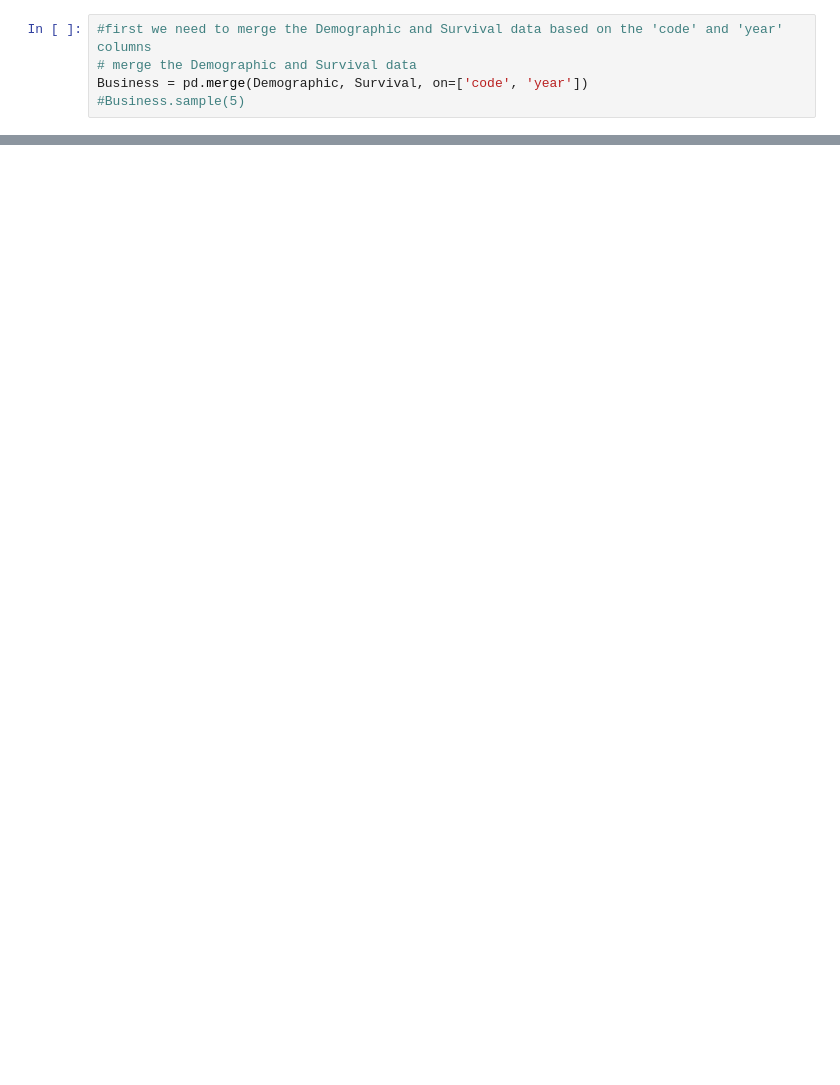
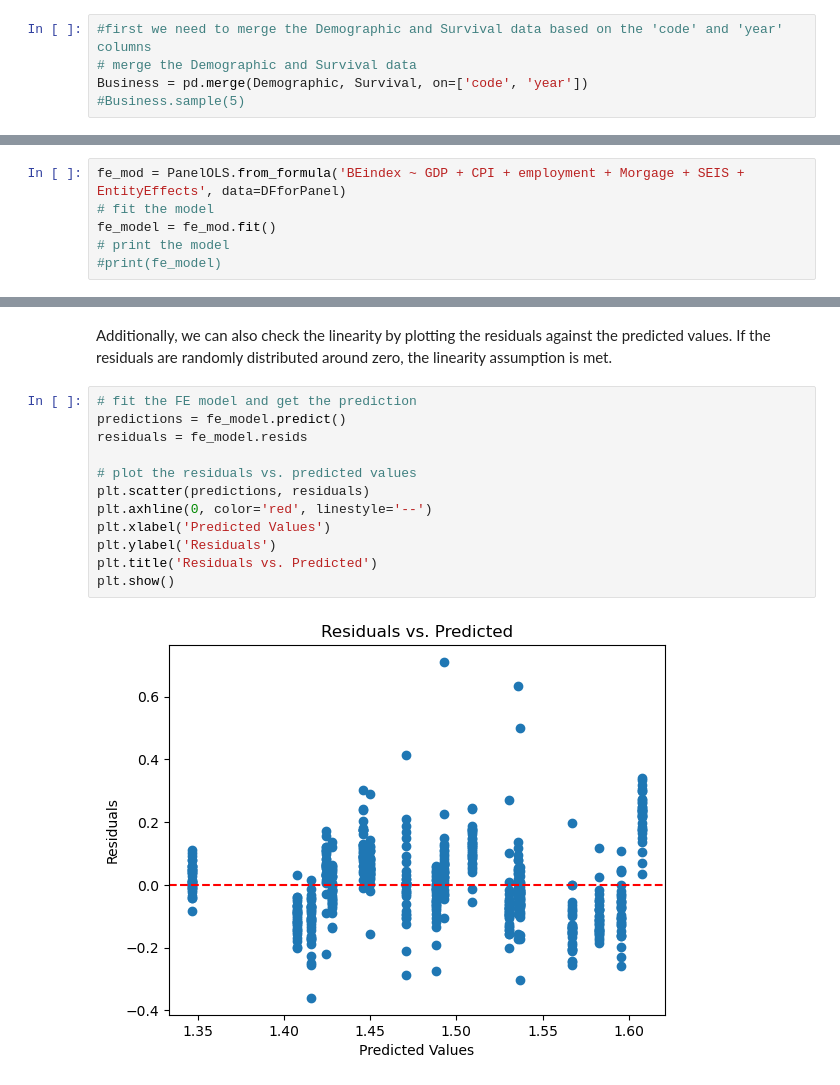
Before and after one commit to BohaoSuCC/BohaoSuCSSS, a Jupyter notebook: ASSESSMENT/Coursework_BohaoSu.ipynb, the cells around one changed output, grey strips where cells are left out. Drawn from its saved outputs; the diff is of its cells as text; blank space fills up the shorter version.

```diff
--- a/ASSESSMENT/Coursework_BohaoSu.ipynb
+++ b/ASSESSMENT/Coursework_BohaoSu.ipynb
@@ -116,0 +437,6 @@ Business = Business.replace(':', pd.NA)
+# %%
+fe_mod = PanelOLS.from_formula('BEindex ~ GDP + CPI + employment + Morgage + SEIS + EntityEffects', data=DFforPanel)
+# fit the model
+fe_model = fe_mod.fit()
+# print the model
+#print(fe_model)
@@ -116,0 +513,16 @@ Business = Business.replace(':', pd.NA)
+# %% [markdown]
+Additionally, we can also check the linearity by plotting the residuals against the predicted values. If the residuals are randomly distributed around zero, the linearity assumption is met.
+# %%
+# fit the FE model and get the prediction
+predictions = fe_model.predict()
+residuals = fe_model.resids
+
+# plot the residuals vs. predicted values
+plt.scatter(predictions, residuals)
+plt.axhline(0, color='red', linestyle='--')
+plt.xlabel('Predicted Values')
+plt.ylabel('Residuals')
+plt.title('Residuals vs. Predicted')
+plt.show()
+# %% [output]
+[figure, added]
```
Also changed, not shown: parts of 103 cells of this notebook, 7 other files.
